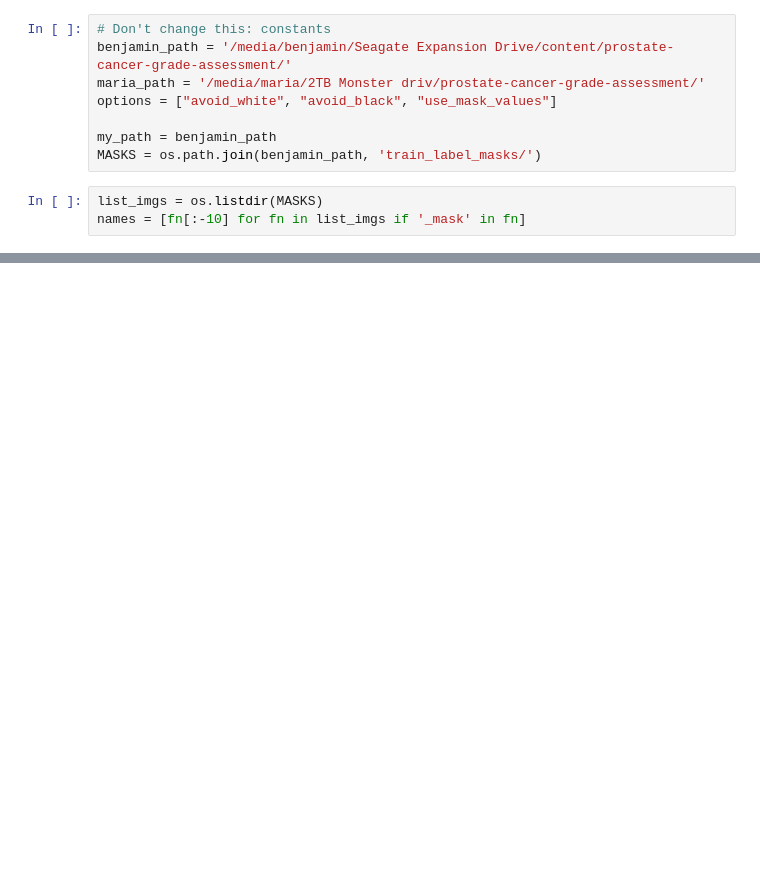
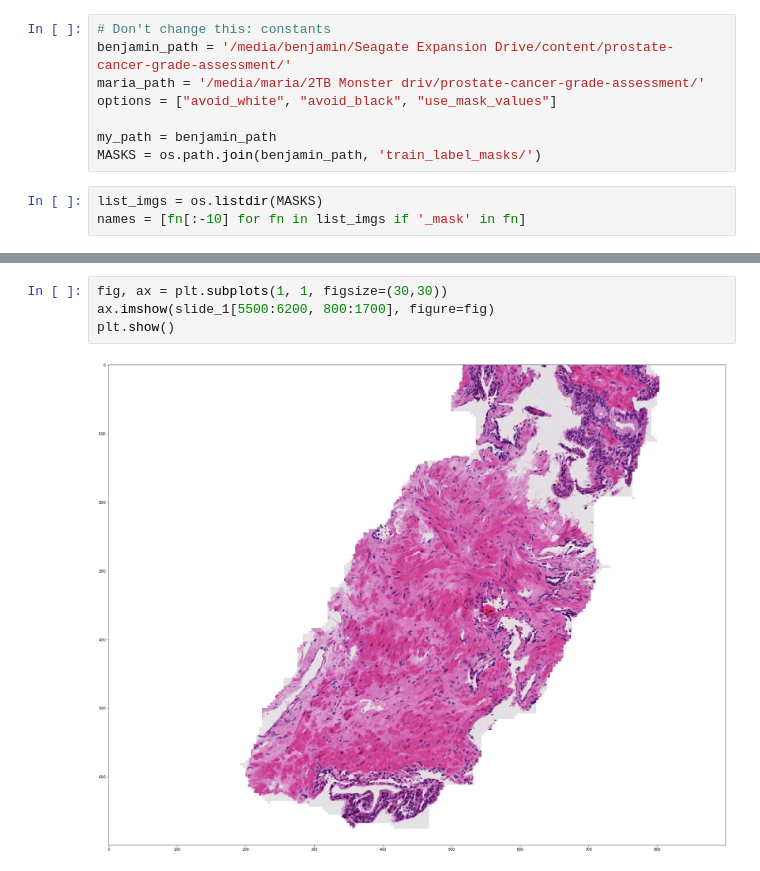
Before and after one commit to bdubreu/panda-2020, a Jupyter notebook: experiments/Find # of non-white pixels in files.ipynb, the cells around one changed output, grey strips where cells are left out. Saved outputs shown, nothing was run; the diff lists cells and outputs as text; blank space fills up the shorter version.

```diff
--- a/experiments/Find # of non-white pixels in files.ipynb
+++ b/experiments/Find # of non-white pixels in files.ipynb
@@ -56,0 +61,6 @@ KeyboardInterrupt:
+# %%
+fig, ax = plt.subplots(1, 1, figsize=(30,30))
+ax.imshow(slide_1[5500:6200, 800:1700], figure=fig)
+plt.show()
+# %% [output]
+[figure, added]
```
Also changed, not shown: parts of 4 cells of this notebook, 1 other file.
